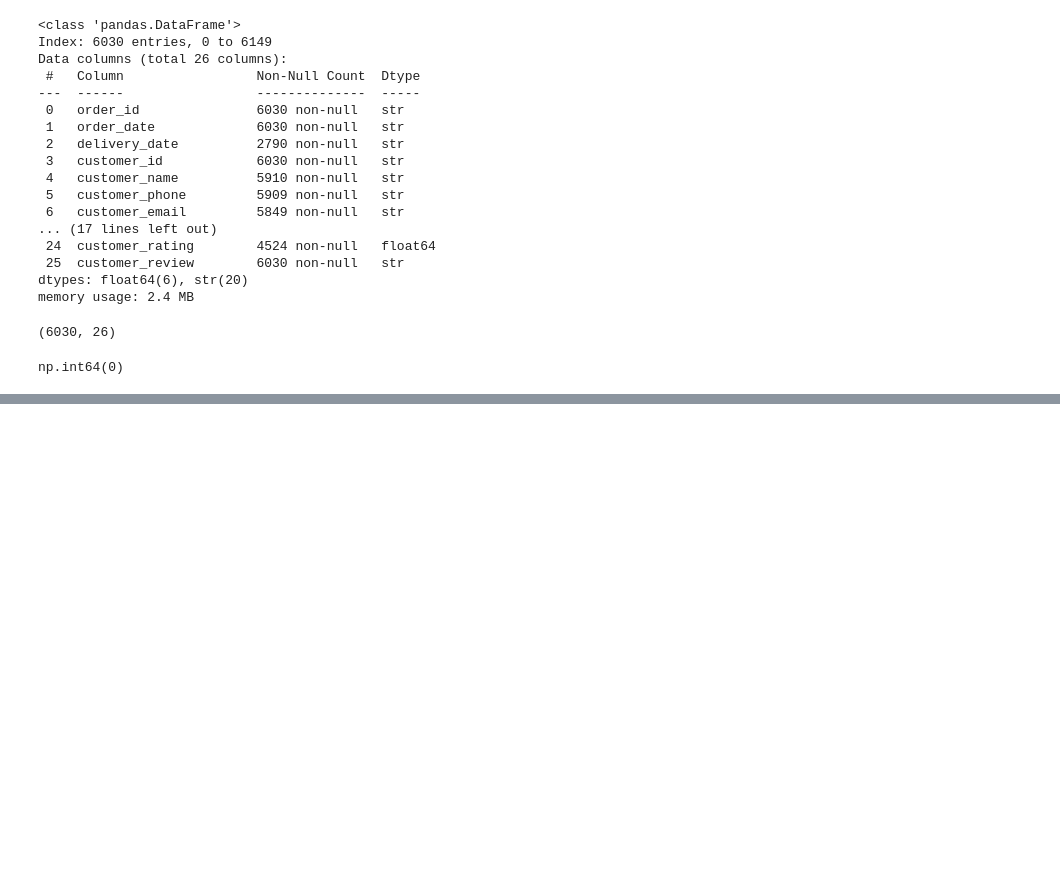
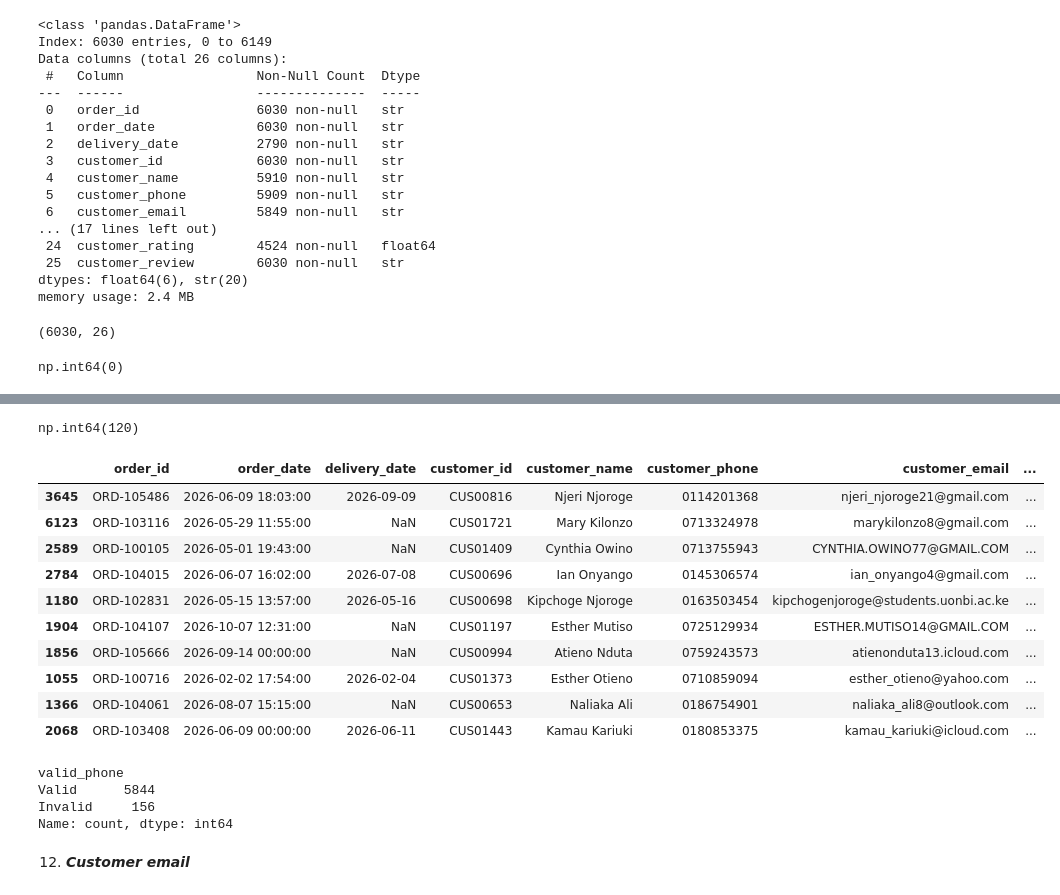
Before and after one commit to ShaqMK/pharmacy-sales-analysis, a Jupyter notebook: notebooks/project.ipynb, the cells around one changed output, grey strips where cells are left out. Saved outputs shown, nothing was run; the diff lists cells and outputs as text; code cells hidden in the pictures; blank space fills up the shorter version.

```diff
--- a/notebooks/project.ipynb
+++ b/notebooks/project.ipynb
@@ -588,7 +603,7 @@ Name: order_date, Length: 6030, dtype: str>
 # %%
-#df["order_date"] = pd.to_datetime(df["order_date"], format="mixed", dayfirst=True, errors="coerce")
+df["order_date"] = pd.to_datetime(df["order_date"], format="mixed", dayfirst=True, errors="coerce")
 # %%
-df['order_date'] = pd.to_datetime(df['order_date'], errors='coerce')
+#df['order_date'] = pd.to_datetime(df['order_date'], errors='coerce')
 # %%
 df['order_date']
 # %% [output]
@@ -622,13 +659,25 @@ Name: customer_phone, Length: 6030, dtype: str>
+# %%
+# 1. Base Cleanup: convert to string, strip spaces, remove trailing decimals & non-digits
+df['customer_phone'] = df['customer_phone'].astype(str).str.strip()
+df['customer_phone'] = df['customer_phone'].str.replace(r'\.0$', '', regex=True)
+df['customer_phone'] = df['customer_phone'].str.replace(r'\D', '', regex=True)
+
+# 2. If it starts with 2547... or 2541... (12 digits), swap the 254 for 0
+df['customer_phone'] = df['customer_phone'].str.replace(r'^254(7|1)', r'0\1', regex=True)
+
+# 3. If it is exactly 9 digits long (e.g., 712345678), pad it with a leading 0
+mask_9digits = df['customer_phone'].str.len() == 9
+df.loc[mask_9digits, 'customer_phone'] = '0' + df.loc[mask_9digits, 'customer_phone']
 # %%
-df['customer_phone'] = (
-    df['customer_phone']
-    .astype('string')
-    .str.strip()
-    .str.replace(r'[\s-]+', '', regex=True)
-    .str.replace(r'^\+254', '0', regex=True)
-    .str.replace(r'^254', '0', regex=True)
-    .str.replace(r'^([71]\d{8})$', r'0\1', regex=True)
-)
+# df['customer_phone'] = (
+#     df['customer_phone']
+#     .astype('string')
+#     .str.strip()
+#     .str.replace(r'[\s-]+', '', regex=True)
+#     .str.replace(r'^\+254', '0', regex=True)
+#     .str.replace(r'^254', '0', regex=True)
+#     .str.replace(r'^([71]\d{8})$', r'0\1', regex=True)
+# )
 # %%
 df['customer_phone']
 # %% [output]
@@ -646,0 +716,29 @@ Name: customer_phone, Length: 6030, dtype: string
+# %%
+df['customer_phone'].isna().sum()
+# %% [output]
+np.int64(120)
+# %%
+# Create a new column that flags if a number is valid or invalid
+df['valid_phone'] = np.where(df['customer_phone'].str.len() == 10, 'Valid', 'Invalid')
+df.sample(10)
+# %% [output]
+|  | order_id | order_date | delivery_date | customer_id | customer_name | customer_phone | customer_email | ... |
+| 3645 | ORD-105486 | 2026-06-09 18:03:00 | 2026-09-09 | CUS00816 | Njeri Njoroge | 0114201368 | njeri_njoroge21@gmail.com | ... |
+| 6123 | ORD-103116 | 2026-05-29 11:55:00 | NaN | CUS01721 | Mary Kilonzo | 0713324978 | marykilonzo8@gmail.com | ... |
+| 2589 | ORD-100105 | 2026-05-01 19:43:00 | NaN | CUS01409 | Cynthia Owino | 0713755943 | CYNTHIA.OWINO77@GMAIL.COM | ... |
+| 2784 | ORD-104015 | 2026-06-07 16:02:00 | 2026-07-08 | CUS00696 | Ian Onyango | 0145306574 | ian_onyango4@gmail.com | ... |
+| 1180 | ORD-102831 | 2026-05-15 13:57:00 | 2026-05-16 | CUS00698 | Kipchoge Njoroge | 0163503454 | kipchogenjoroge@students.uonbi.ac.ke | ... |
+| 1904 | ORD-104107 | 2026-10-07 12:31:00 | NaN | CUS01197 | Esther Mutiso | 0725129934 | ESTHER.MUTISO14@GMAIL.COM | ... |
+| 1856 | ORD-105666 | 2026-09-14 00:00:00 | NaN | CUS00994 | Atieno Nduta | 0759243573 | atienonduta13.icloud.com | ... |
+| 1055 | ORD-100716 | 2026-02-02 17:54:00 | 2026-02-04 | CUS01373 | Esther Otieno | 0710859094 | esther_otieno@yahoo.com | ... |
+| 1366 | ORD-104061 | 2026-08-07 15:15:00 | NaN | CUS00653 | Naliaka Ali | 0186754901 | naliaka_ali8@outlook.com | ... |
+| 2068 | ORD-103408 | 2026-06-09 00:00:00 | 2026-06-11 | CUS01443 | Kamau Kariuki | 0180853375 | kamau_kariuki@icloud.com | ... |
+# %%
+df['valid_phone'].value_counts()
+# %% [output]
+valid_phone
+Valid      5844
+Invalid     156
+Name: count, dtype: int64
+# %% [markdown]
+12. ___Customer email___
```
Also changed, not shown: parts of 26 cells of this notebook.
